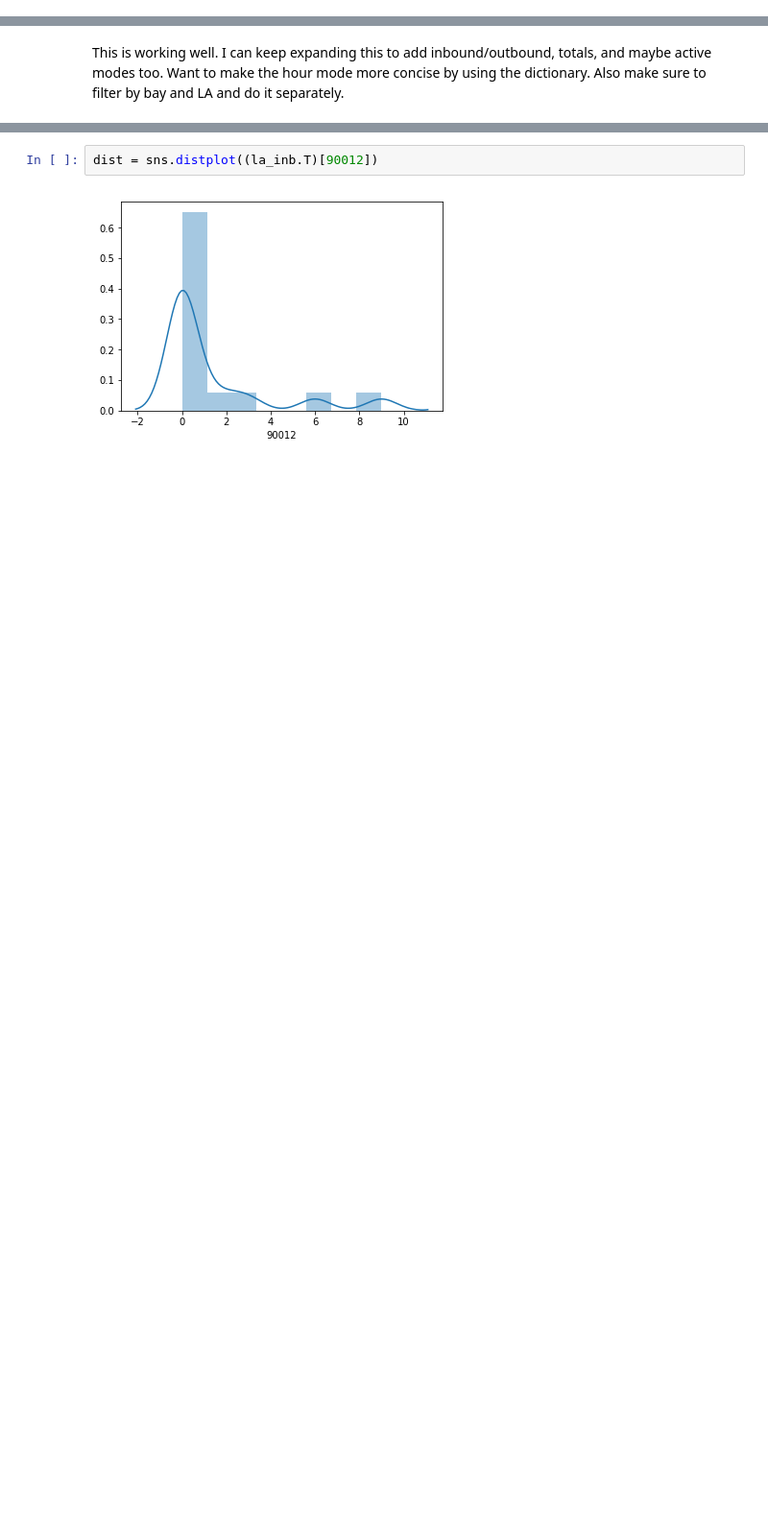
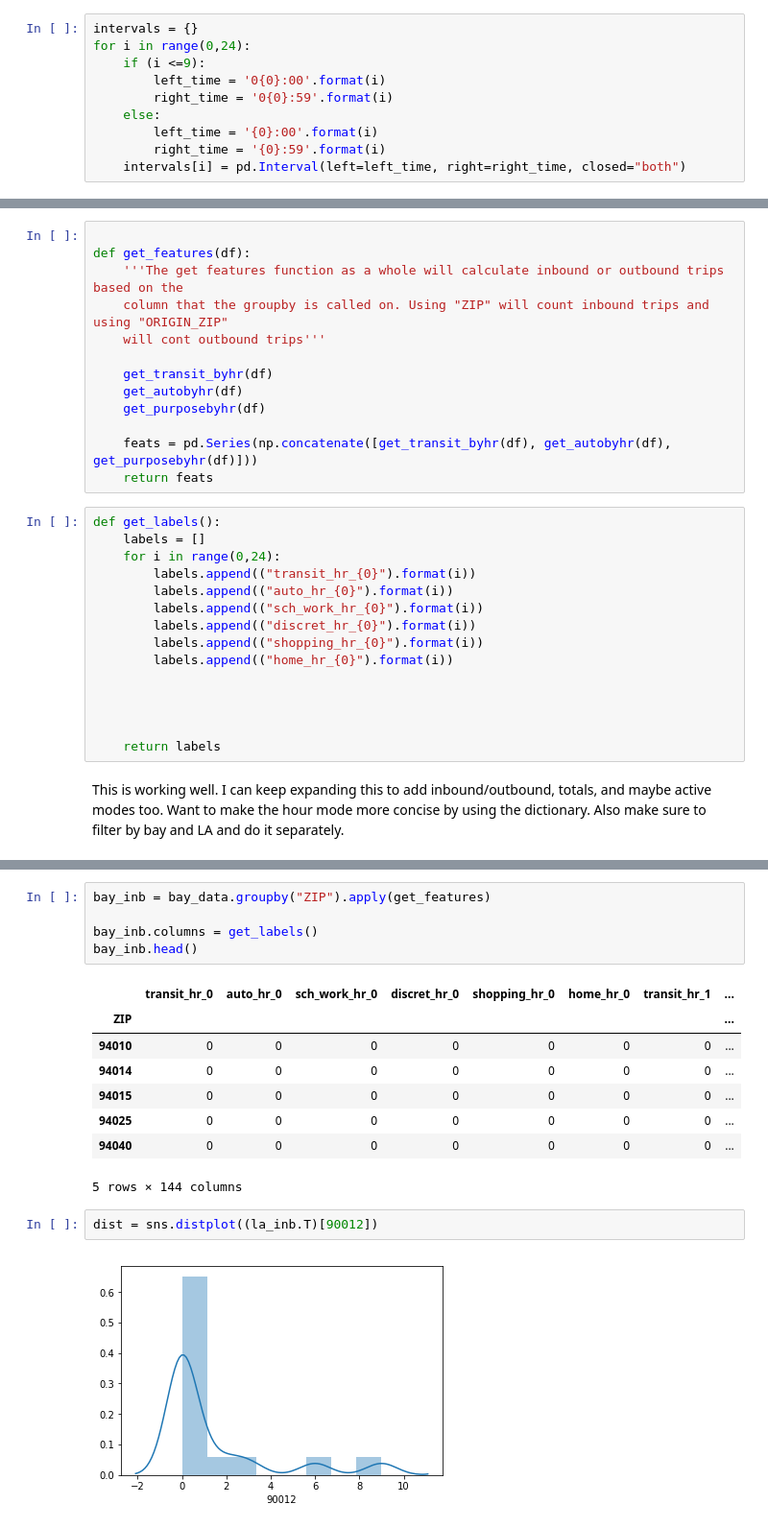
Before and after one commit to abaum1/mobilitymotifs, a Jupyter notebook: CHTS data 24 hour model data prep.ipynb, the cells around one changed output, grey strips where cells are left out. Shown: that part at 96% size. Cells and saved outputs as stored; diff of their text form; blank space fills up the shorter version.

```diff
--- a/CHTS data 24 hour model data prep.ipynb
+++ b/CHTS data 24 hour model data prep.ipynb
@@ -152,0 +32,10 @@ def get_features(df):
+# %%
+intervals = {}
+for i in range(0,24):
+    if (i <=9):
+        left_time = '0{0}:00'.format(i)
+        right_time = '0{0}:59'.format(i)
+    else:
+        left_time = '{0}:00'.format(i)
+        right_time = '{0}:59'.format(i)
+    intervals[i] = pd.Interval(left=left_time, right=right_time, closed="both")
@@ -153,3 +146,31 @@ def get_features(df):
+# %%
+
+def get_features(df):
+    '''The get features function as a whole will calculate inbound or outbound trips based on the
+    column that the groupby is called on. Using "ZIP" will count inbound trips and using "ORIGIN_ZIP"
+    will cont outbound trips'''
+
+    get_transit_byhr(df)
+    get_autobyhr(df)
+    get_purposebyhr(df)
+
+    feats = pd.Series(np.concatenate([get_transit_byhr(df), get_autobyhr(df), get_purposebyhr(df)]))
+    return feats
+# %%
+def get_labels():
+    labels = []
+    for i in range(0,24):
+        labels.append(("transit_hr_{0}").format(i))
+        labels.append(("auto_hr_{0}").format(i))
+        labels.append(("sch_work_hr_{0}").format(i))
+        labels.append(("discret_hr_{0}").format(i))
+        labels.append(("shopping_hr_{0}").format(i))
+        labels.append(("home_hr_{0}").format(i))
+
+
+
+
+    return labels
 # %% [markdown]
 This is working well. I can keep expanding this to add inbound/outbound, totals, and maybe active modes too. Want to
 make the hour mode more concise by using the dictionary. Also make sure to filter by bay and LA and do it separately.
@@ -242,3 +203,17 @@ display(la_inb.head(10))
+# %%
+bay_inb = bay_data.groupby("ZIP").apply(get_features)
+
+bay_inb.columns = get_labels()
+bay_inb.head()
+# %% [output]
+|  | transit_hr_0 | auto_hr_0 | sch_work_hr_0 | discret_hr_0 | shopping_hr_0 | home_hr_0 | transit_hr_1 | ... |
+| ZIP |  |  |  |  |  |  |  | ... |
+| 94010 | 0 | 0 | 0 | 0 | 0 | 0 | 0 | ... |
+| 94014 | 0 | 0 | 0 | 0 | 0 | 0 | 0 | ... |
+| 94015 | 0 | 0 | 0 | 0 | 0 | 0 | 0 | ... |
+| 94025 | 0 | 0 | 0 | 0 | 0 | 0 | 0 | ... |
+| 94040 | 0 | 0 | 0 | 0 | 0 | 0 | 0 | ... |
+5 rows × 144 columns
 # %%
 dist = sns.distplot((la_inb.T)[90012])
 # %% [output]
```
Also changed, not shown: parts of 20 cells of this notebook.
